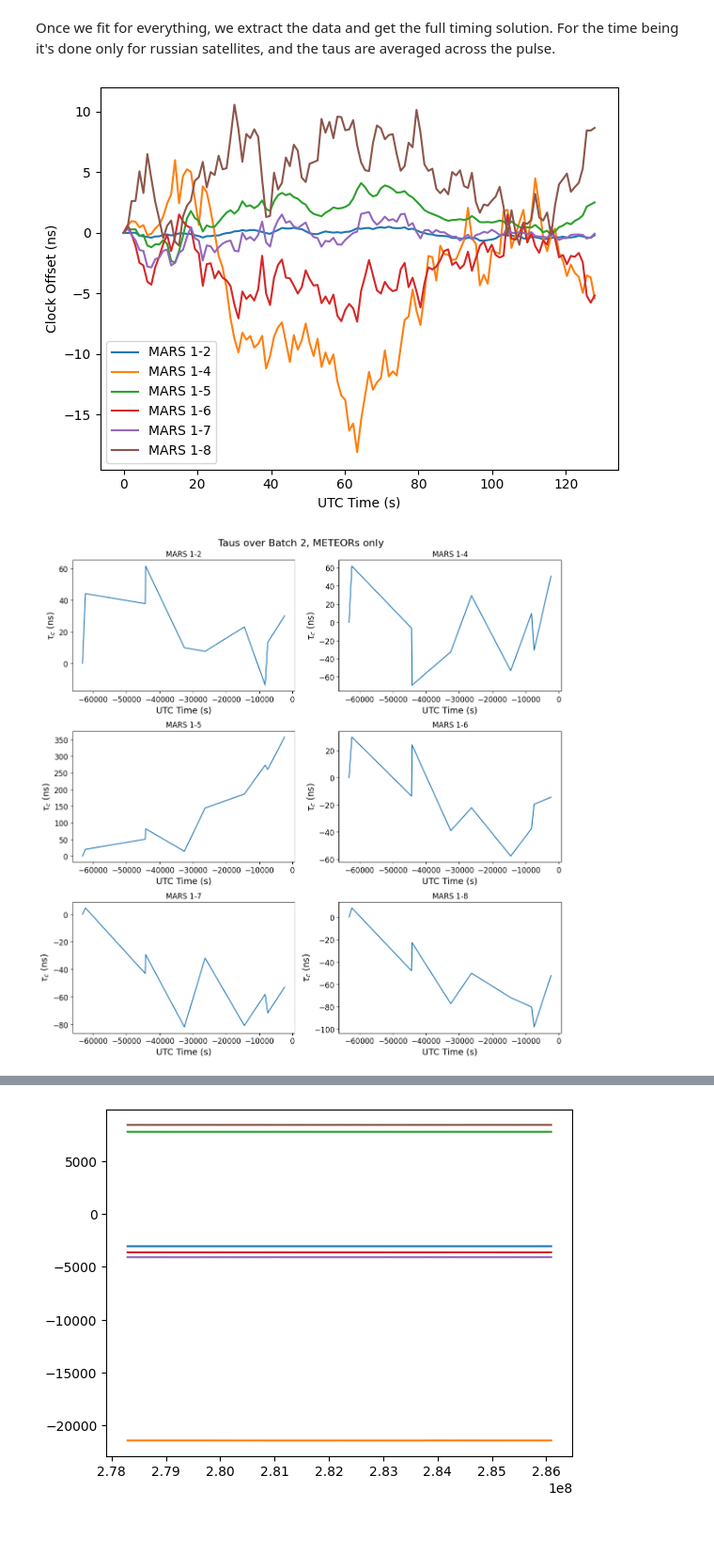
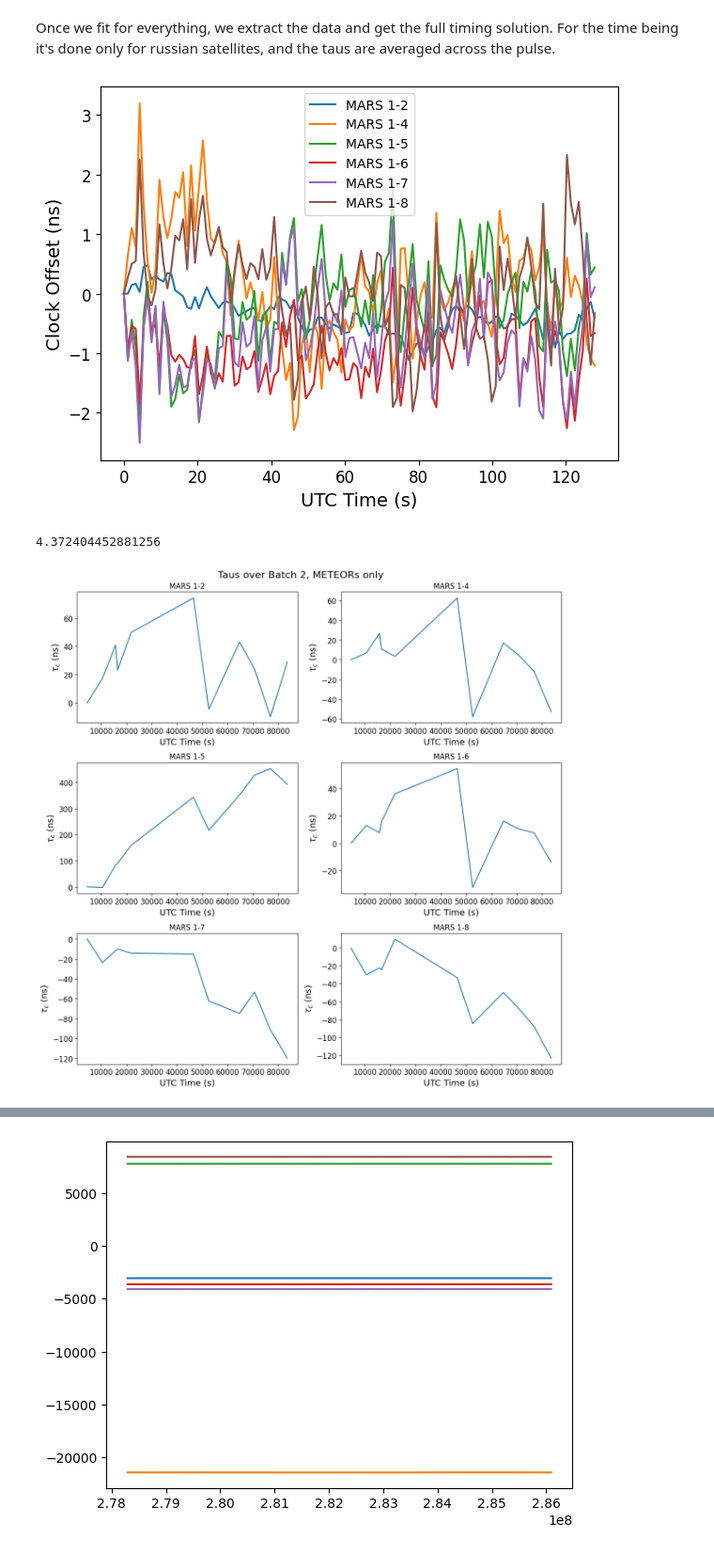
Before and after one commit to ALBATROS-Experiment/albatros_analysis, a Jupyter notebook: scripts/orbcomm/master_flow.ipynb, the cells around one changed output, grey strips where cells are left out. Shown at 94% size. Cells and saved outputs as stored; diff of their text form; code cells hidden in the pictures.

```diff
--- a/scripts/orbcomm/master_flow.ipynb
+++ b/scripts/orbcomm/master_flow.ipynb
@@ -478,7 +478,7 @@ More strict with cut in fine timing. Need high SNR.
 # %% [markdown]
 Once we fit for everything, we extract the data and get the full timing solution. For the time being it's done only for russian satellites, and the taus are averaged across the pulse.
 # %%
-with open(os.path.join(f'/scratch/thomasb/batch_{bstart1}/timing_discrepancies/times_all.json'), "r") as f:
+with open(os.path.join(f'/scratch/thomasb/batch_{bstart2}/timing_discrepancies/times_all.json'), "r") as f:
         dict_fits_discrep = json.load(f)
 UTC_per_spec = dict_fits_discrep['fit']['UTC_per_spec']
 UTC_offset = dict_fits_discrep['fit']['UTC_offset']
@@ -491,7 +491,7 @@ osamp = 64
 fnames_all = []
 fnames_russian = []
 
-path_pulses = f'/scratch/thomasb/batch_{bstart1}/data/pulses.json'
+path_pulses = f'/scratch/thomasb/batch_{bstart2}/data/pulses.json'
 with open(path_pulses, "r") as f:
     pulses = json.load(f)
 
@@ -521,7 +521,8 @@ for bline in map_blines.values():
     stds[bline] = []
     errs[bline] = []
 
-with h5py.File(f'/scratch/thomasb/batch_{bstart1}/fine_timing/timing_solution.h5', 'r') as f:
+#with h5py.File(f'/scratch/thomasb/batch_{bstart1}/fine_timing/timing_solution.h5', 'r') as f:
+with h5py.File(f'/scratch/thomasb/batch_{bstart2}/fine_timing/timing_solution_15may.h5', 'r') as f:
     for name in fnames_russian:
         spectra.append(f[name]['taus'].attrs['starting_specnum'])
         #spectra_all[name] = np.arange(start_spectrum, start_spectrum + nvis*acclen*osamp, acclen*osamp)
@@ -549,18 +550,22 @@ for bline in map_blines.values():
 #     f.write(str(taus_dict))
 # print(taus_dict[1753204687])
 # %%
-pidx = 3
+pidx = 0
 for bidx in range(len(map_blines)):
     taus1 = taus_full[map_blines[bidx]][pidx]
     taus1 = taus1 - taus1[0]
     times1 = np.arange(len(taus1)) * 4096*osamp*acclen/250e6
     plt.plot(times1, taus1, label=map_blines[bidx])
     plt.xlabel('UTC Time (s)')
     plt.ylabel('Clock Offset (ns)')
     plt.legend()
     plt.tight_layout()
 # %% [output]
-[figure, old version]
+[figure, new version]
+# %%
+print(errs['MARS 1-2'][0])
+# %% [output]
+4.372404452881256
 # %%
 fig, ax = plt.subplots(3, 2, figsize=(12, 12))
 plt.rcParams['axes.labelsize'] = 14
@@ -582,7 +587,7 @@ for i in range(6):
 fig.suptitle('Taus over Batch 2, METEORs only', fontsize=16)
 fig.tight_layout()
 # %% [output]
-[figure, old version]
+[figure, new version]
 # %%
 fig, ax = plt.subplots(2, 3, figsize=(14, 8))
 
```
Also changed, not shown: parts of 5 cells of this notebook, 9 other files.
